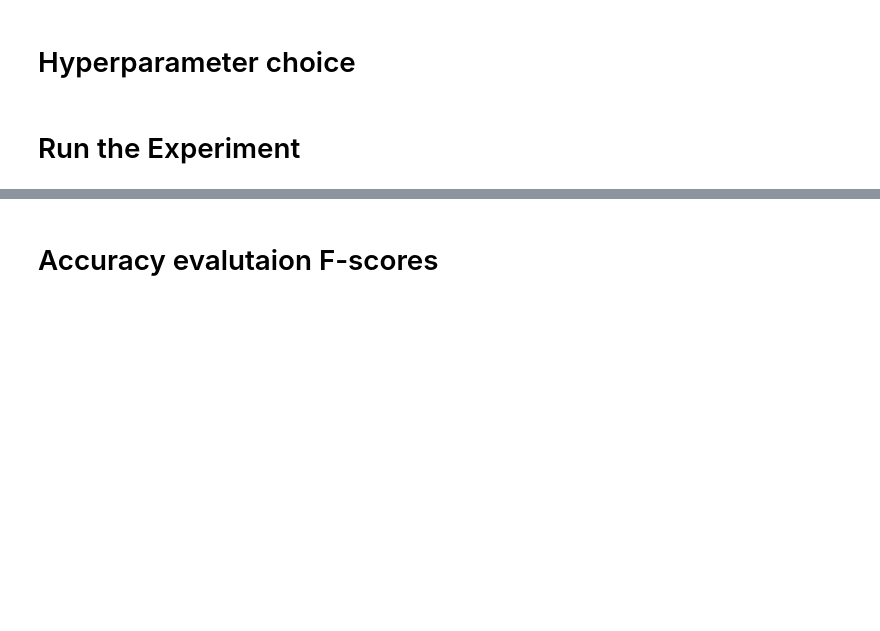
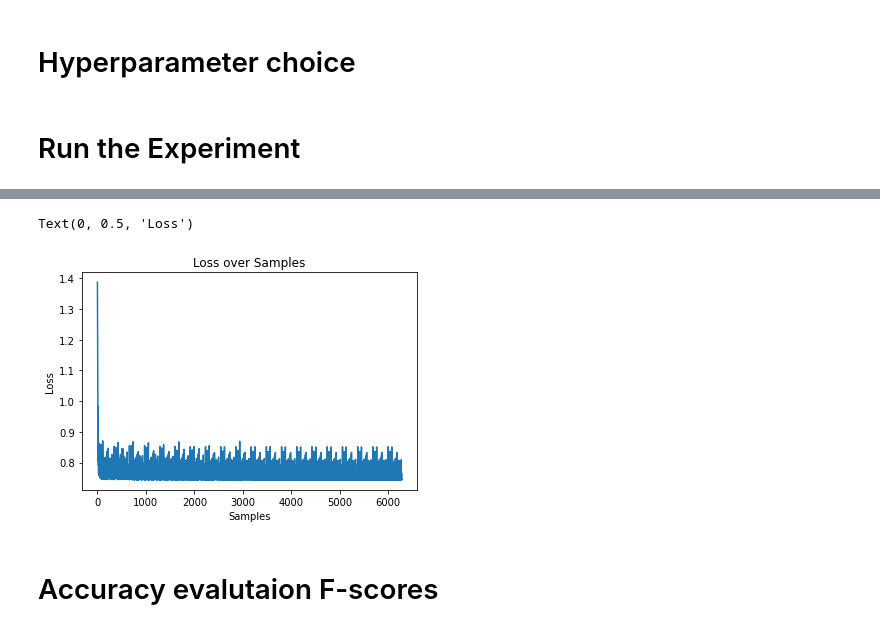
Before and after one commit to aim56009/AI-MA_project, a Jupyter notebook: Masterproject_final_tensor_version.ipynb, the cells around one changed output, grey strips where cells are left out. Saved outputs shown, nothing was run; the diff lists cells and outputs as text; code cells hidden in the pictures; blank space fills up the shorter version.

Commit message:
add plot pr to chorales

```diff
--- a/Masterproject_final_tensor_version.ipynb
+++ b/Masterproject_final_tensor_version.ipynb
@@ -57,7 +57,7 @@ Requirement already satisfied: elementpath<3.0.0,>=2.5.0 in /usr/local/lib/pytho
 # %% [markdown]
 # Dataloader - Set the dataset
 # %%
-fugues = True
+fugues = False
 
 if fugues == True:
     PATH_TO_DATA = "AI-MA_project/bach_pr_fugues"
@@ -375,5 +499,7 @@ class UNET(nn.Module):
 # %%
-"""class UNET(nn.Module):
+### with clf head
+"""
+class UNET(nn.Module):
 
     def __init__(self, in_channels=1, classes=1):
         super(UNET, self).__init__()
@@ -410,7 +536,9 @@ class UNET(nn.Module):
                 concat_layers.append(x)
                 x = self.max_pool_2x2(x)
 
+        y = x
         concat_layers = concat_layers[::-1]
+
 
         # up layers
         for up_trans, double_conv_up, concat_layer  in zip(self.up_trans, self.double_conv_ups, concat_layers):
@@ -423,6 +551,6 @@ class UNET(nn.Module):
 
         x = self.final_conv(x)
 
-        return x
+        return x, y
 """
 # %% [output]
@@ -770,7 +771,7 @@ def start_experiment( epochs, lr, hidden_dim, bs, momentum, rnn_depth, device, c
 # Hyperparameter choice
 # %%
 model = MusicNetwork
-epochs = 50
+epochs = 20
 lr = 1e-3 # was 0.001    #0.00001
 momentum = 0.9
 decay = 0 #1e-4
@@ -808,4 +809,12 @@ Train Loss: 2.0328261431525734
 Adjusting learning rate of group 0 to 1.0000e-04.
+# %%
+plt.plot(his)
+plt.title("Loss over Samples")
+plt.xlabel("Samples")
+plt.ylabel("Loss")
+# %% [output]
+Text(0, 0.5, 'Loss')
+[figure, added]
 # %% [markdown]
 # Accuracy evalutaion F-scores
 # %% [markdown]
```
Also changed, not shown: parts of 33 cells of this notebook.
